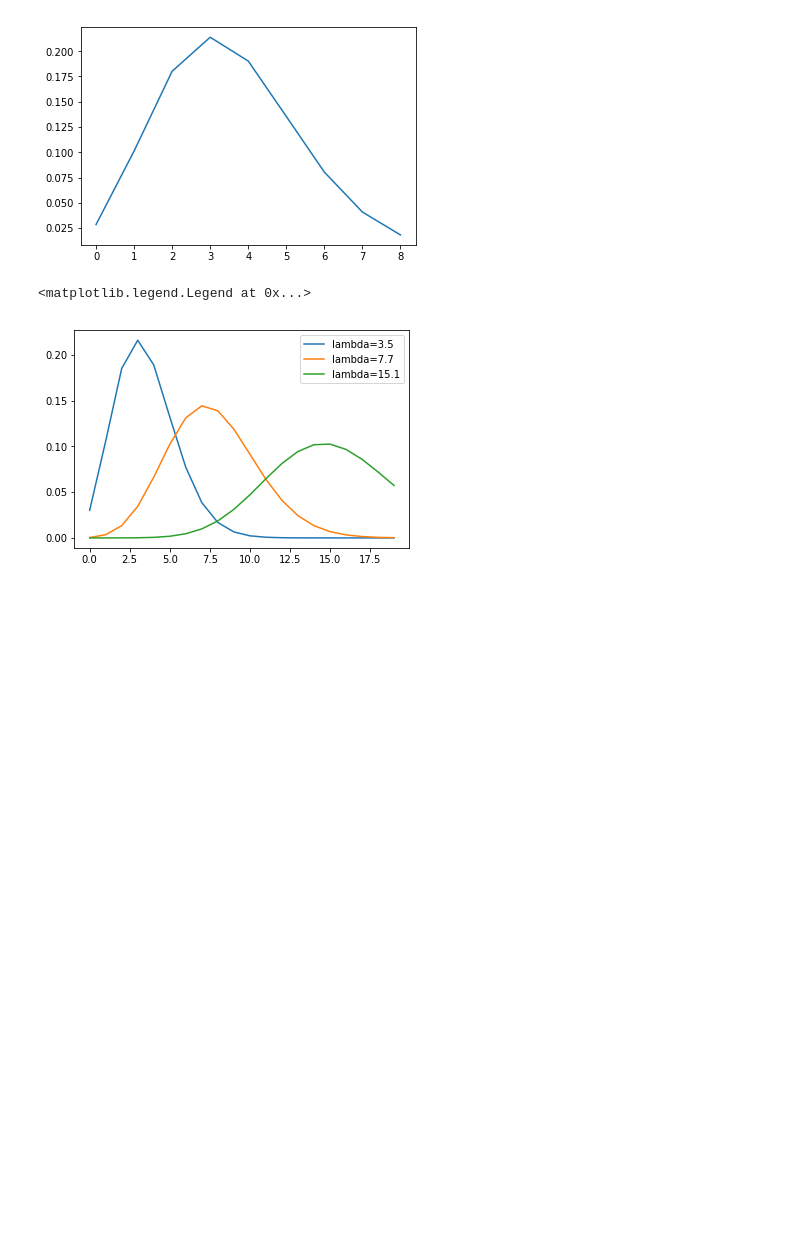
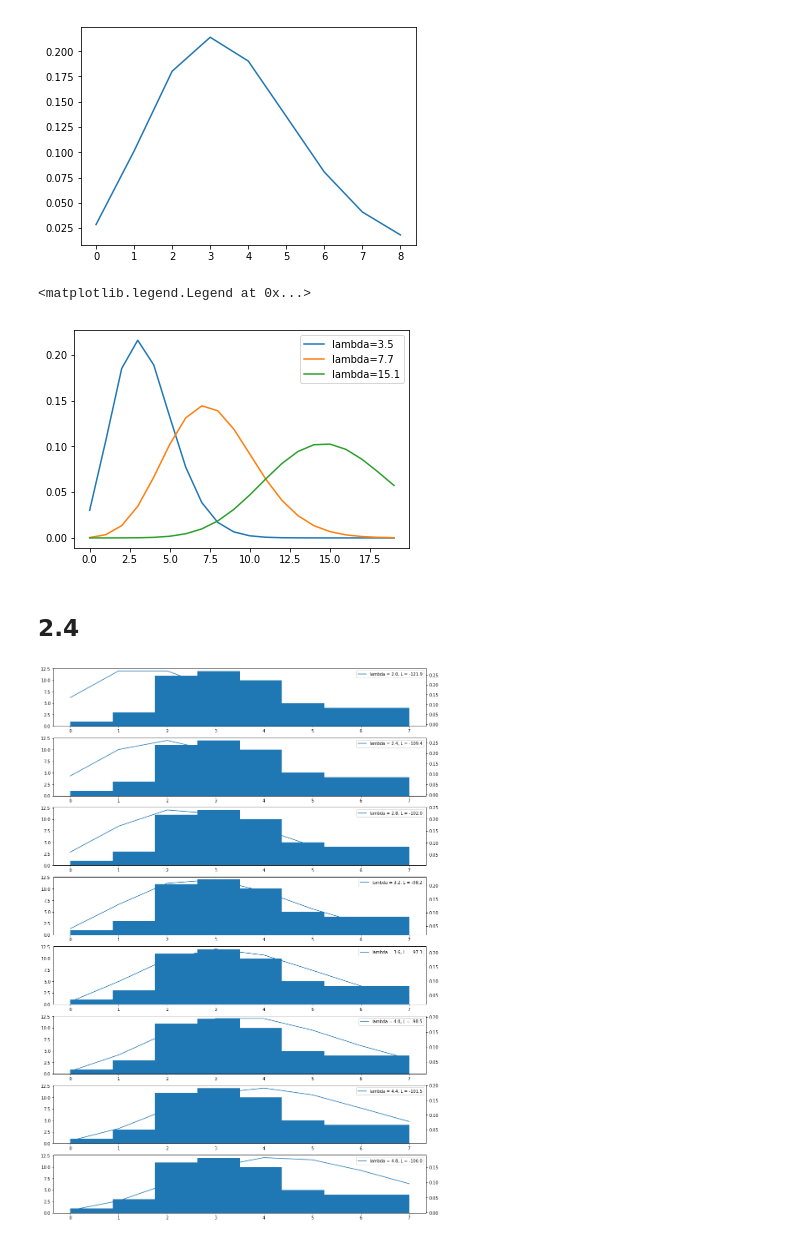
Before and after one commit to TanUkkii007/statistical-modeling-for-data-analysis, a Jupyter notebook: ch02_py.ipynb, the cells around one changed output. Drawn from its saved outputs; the diff is of its cells as text; code cells hidden in the pictures; blank space fills up the shorter version.

```diff
--- a/ch02_py.ipynb
+++ b/ch02_py.ipynb
@@ -74,0 +73,18 @@ L = [np.sum(stats.poisson.pmf(data, mu=l)) for l in np.arange(2.0, 5.0, 0.1)]
+# %% [markdown]
+## 2.4
+# %%
+mu = np.arange(2.0, 5.0, 0.4)
+N = mu.size
+L = [np.sum(stats.poisson.logpmf(data, mu=l)) for l in mu]
+# %%
+fig = plt.figure(figsize=(16, 24))
+x = np.arange(8)
+for i, (l, mu) in enumerate(zip(L, list(mu))):
+    ax1 = fig.add_subplot(N, 1, i + 1)
+    ax1.hist(data, bins=8, histtype="stepfilled")
+    y = stats.poisson.pmf(x, mu=mu)
+    ax2 = ax1.twinx()
+    ax2.plot(x, y, label=f"lambda = {mu:.1f}, L = {l:.1f}")
+    ax2.legend()
+# %% [output]
+[figure, added]
```
Also changed, not shown: parts of 4 cells of this notebook.
